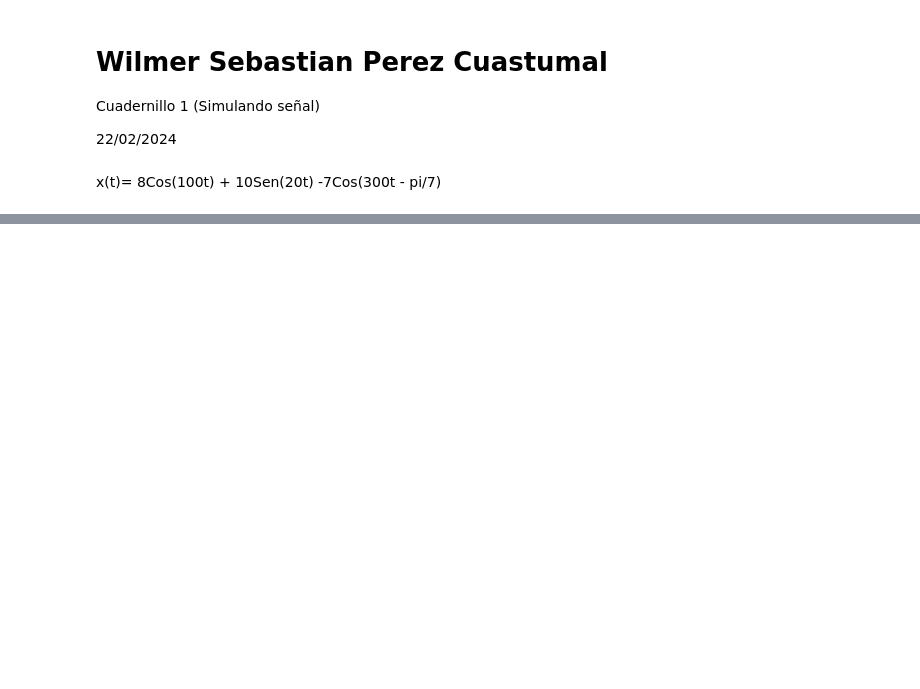
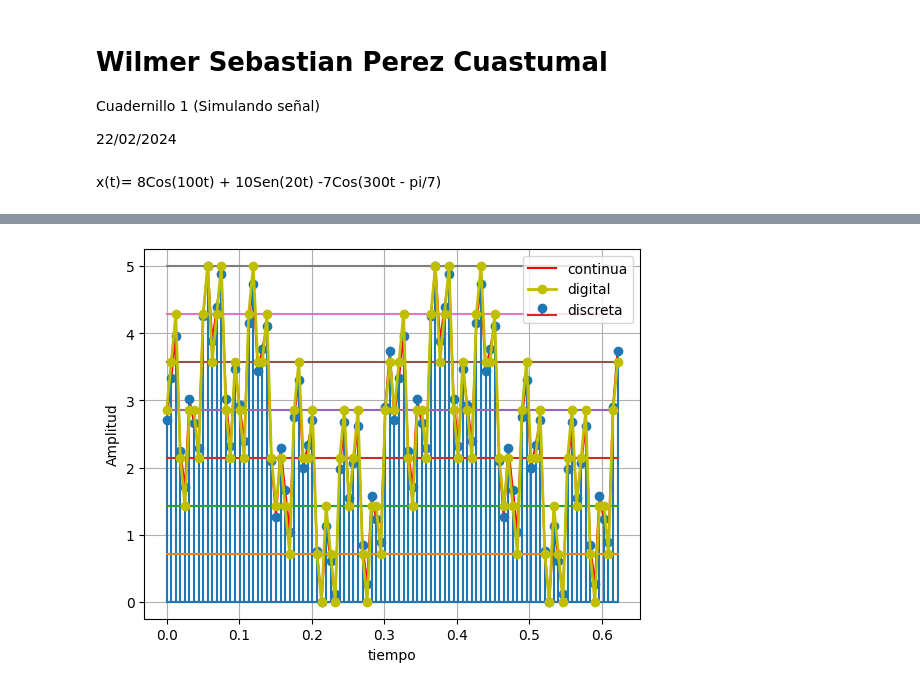
Before and after one commit to TatanPerez/Senales_Sistemas, a Jupyter notebook: Cuadernillo_1_Señales.ipynb, the cells around one changed output, grey strips where cells are left out. Cells and saved outputs as stored; diff of their text form; code cells hidden in the pictures; blank space fills up the shorter version.

```diff
--- a/Cuadernillo_1_Señales.ipynb
+++ b/Cuadernillo_1_Señales.ipynb
@@ -60,0 +85,34 @@ print(tv)
+# %%
+def my_cuantizador(yn, vq) :
+
+  Ne = vq.shape[0]
+  dn = cdist(yn.reshape(-1,1),vq.reshape(-1,1))
+  ind = np.argmin(dn)
+  return vq[ind]
+
+for i in range(ycs.shape[0]):
+   if i==0:
+     yq = my_cuantizador(ycs[i],ve)
+   else:
+     yq = np.append(yq,my_cuantizador(ycs[i],ve))
+# %%
+plt.plot(tv,ycs,c='r', label='continua')#cs continua
+
+plt.stem(tv,ycs, label='discreta')#cs discreta
+
+#estados de cuantización
+
+for v in ve:
+  plt.plot(tv,v*np.ones(len(tv)))
+
+# graficar señal Digital (discreta + cuantizada)
+
+plt.plot(tv,yq,c='y',marker='o',label='digital', linewidth=2)
+
+plt.legend()
+plt.grid()
+plt.xlabel('tiempo')
+plt.ylabel('Amplitud')
+plt.show()
+# %% [output]
+[figure, added]
```
Also changed, not shown: parts of 8 cells of this notebook.
